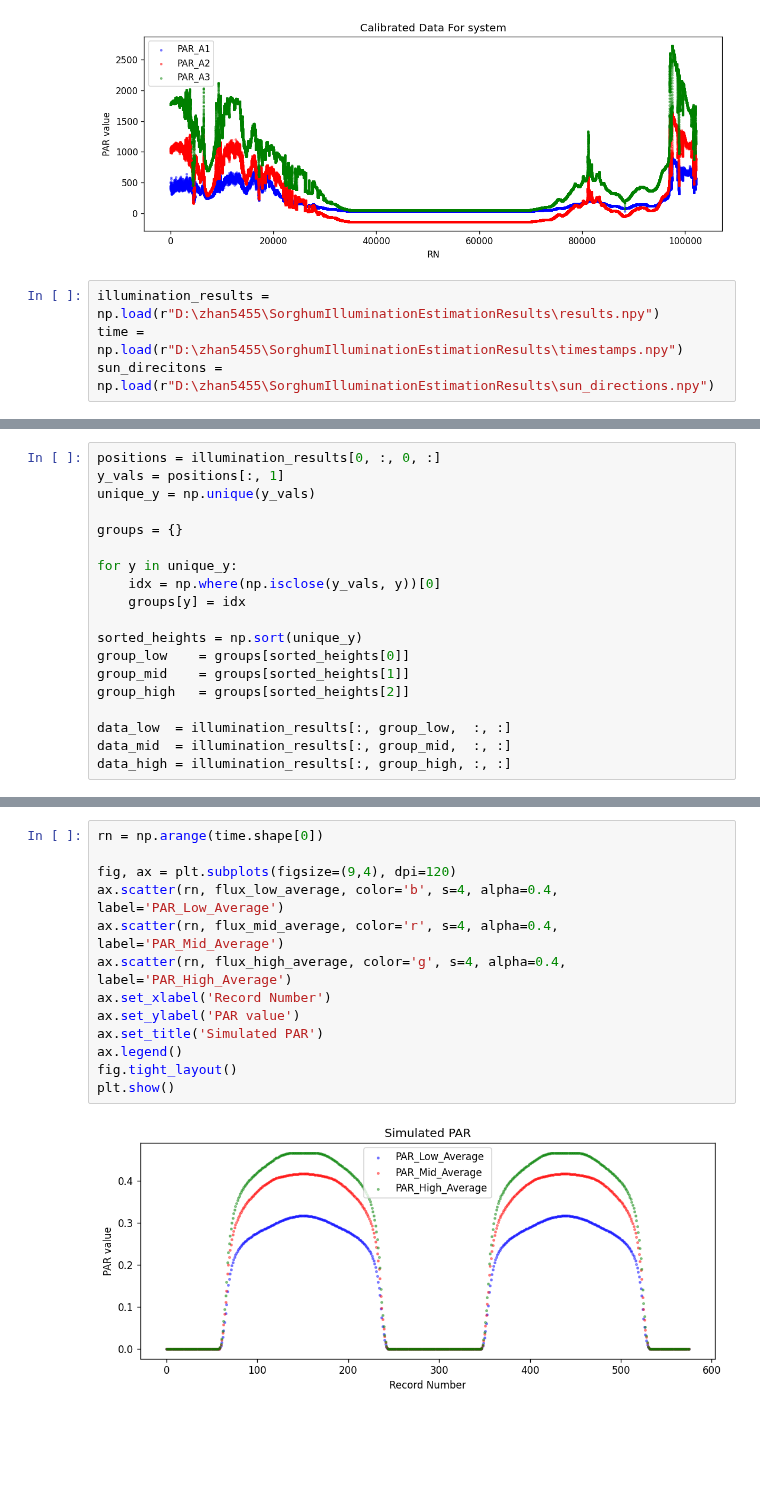
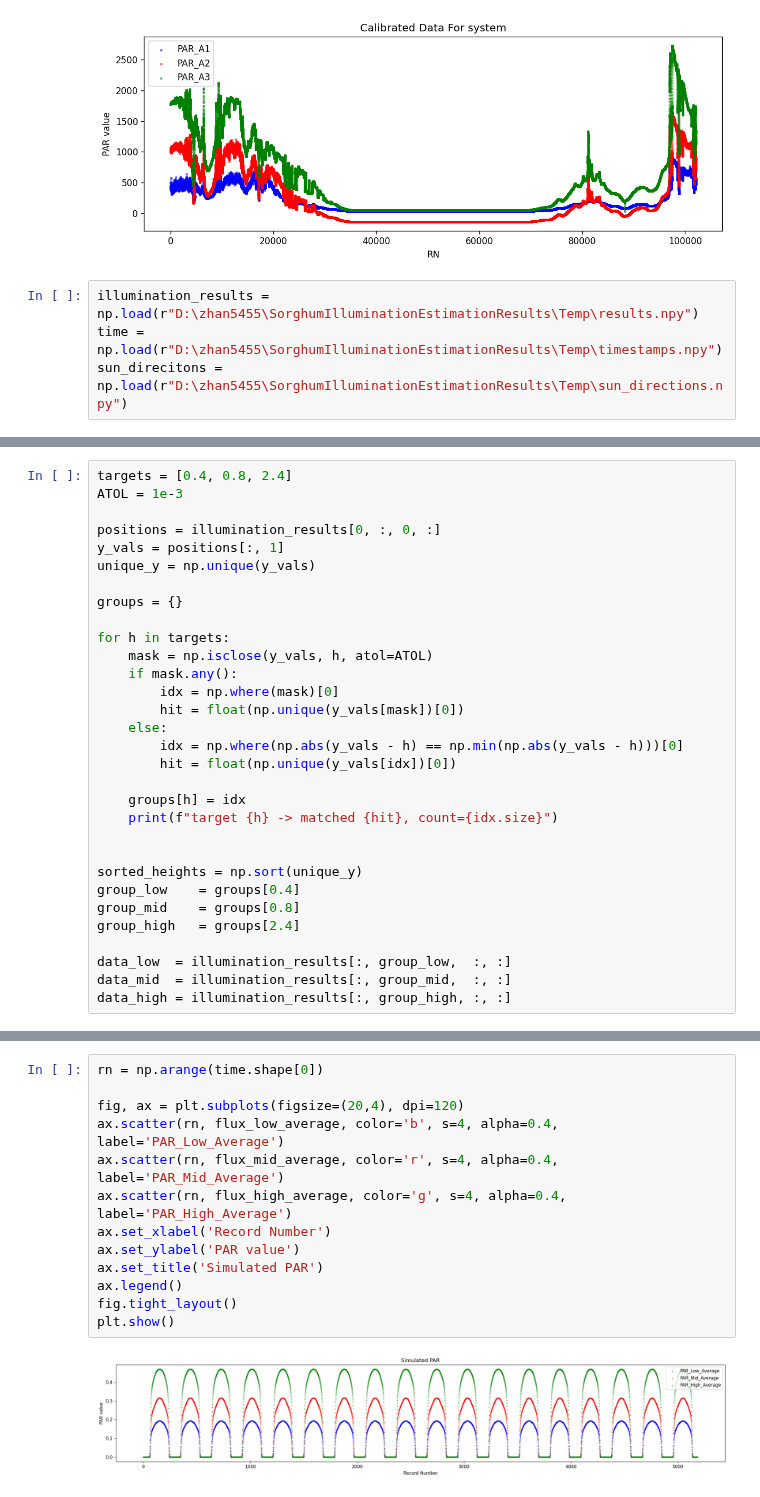
Before and after one commit to edisonlee0212/EvoEngine, a Jupyter notebook: PythonBinding/result_analysis.ipynb, the cells around one changed output, grey strips where cells are left out. Saved outputs shown, nothing was run; the diff lists cells and outputs as text; blank space fills up the shorter version.

```diff
--- a/PythonBinding/result_analysis.ipynb
+++ b/PythonBinding/result_analysis.ipynb
@@ -117,9 +117,9 @@ plt.show()
 # %% [output]
 [figure]
 # %%
-illumination_results = np.load(r"D:\zhan5455\SorghumIlluminationEstimationResults\results.npy")
-time = np.load(r"D:\zhan5455\SorghumIlluminationEstimationResults\timestamps.npy")
-sun_direcitons = np.load(r"D:\zhan5455\SorghumIlluminationEstimationResults\sun_directions.npy")
+illumination_results = np.load(r"D:\zhan5455\SorghumIlluminationEstimationResults\Temp\results.npy")
+time = np.load(r"D:\zhan5455\SorghumIlluminationEstimationResults\Temp\timestamps.npy")
+sun_direcitons = np.load(r"D:\zhan5455\SorghumIlluminationEstimationResults\Temp\sun_directions.npy")
 # %%
 illumination_results.shape
 # %% [output]
@@ -127,18 +147,30 @@ illumination_results.shape
 # %%
+targets = [0.4, 0.8, 2.4]
+ATOL = 1e-3
+
 positions = illumination_results[0, :, 0, :]
 y_vals = positions[:, 1]
 unique_y = np.unique(y_vals)
 
 groups = {}
 
-for y in unique_y:
-    idx = np.where(np.isclose(y_vals, y))[0]
-    groups[y] = idx
+for h in targets:
+    mask = np.isclose(y_vals, h, atol=ATOL)
+    if mask.any():
+        idx = np.where(mask)[0]
+        hit = float(np.unique(y_vals[mask])[0])
+    else:
+        idx = np.where(np.abs(y_vals - h) == np.min(np.abs(y_vals - h)))[0]
+        hit = float(np.unique(y_vals[idx])[0])
+
+    groups[h] = idx
+    print(f"target {h} -> matched {hit}, count={idx.size}")
+
 
 sorted_heights = np.sort(unique_y)
-group_low    = groups[sorted_heights[0]]
-group_mid    = groups[sorted_heights[1]]
-group_high   = groups[sorted_heights[2]]
+group_low    = groups[0.4]
+group_mid    = groups[0.8]
+group_high   = groups[2.4]
 
 data_low  = illumination_results[:, group_low,  :, :]
 data_mid  = illumination_results[:, group_mid,  :, :]
@@ -161,15 +202,15 @@ print(flux_high_average.shape)
 # %%
 rn = np.arange(time.shape[0])
 
-fig, ax = plt.subplots(figsize=(9,4), dpi=120)
+fig, ax = plt.subplots(figsize=(20,4), dpi=120)
 ax.scatter(rn, flux_low_average, color='b', s=4, alpha=0.4, label='PAR_Low_Average')
 ax.scatter(rn, flux_mid_average, color='r', s=4, alpha=0.4, label='PAR_Mid_Average')
 ax.scatter(rn, flux_high_average, color='g', s=4, alpha=0.4, label='PAR_High_Average')
 ax.set_xlabel('Record Number')
 ax.set_ylabel('PAR value')
 ax.set_title('Simulated PAR')
 ax.legend()
 fig.tight_layout()
 plt.show()
 # %% [output]
-[figure, old version]
+[figure, new version]
```
Also changed, not shown: parts of 9 cells of this notebook, 5 other files.
